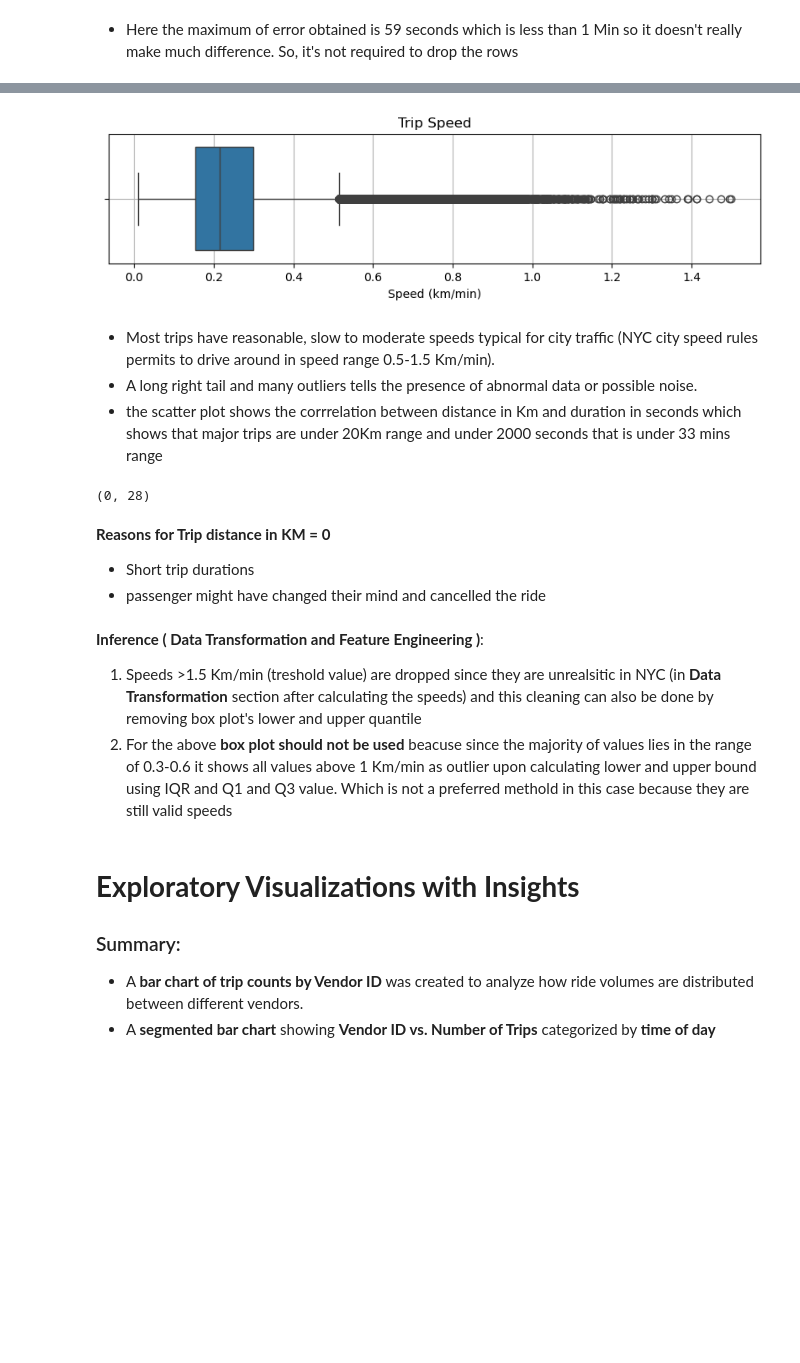
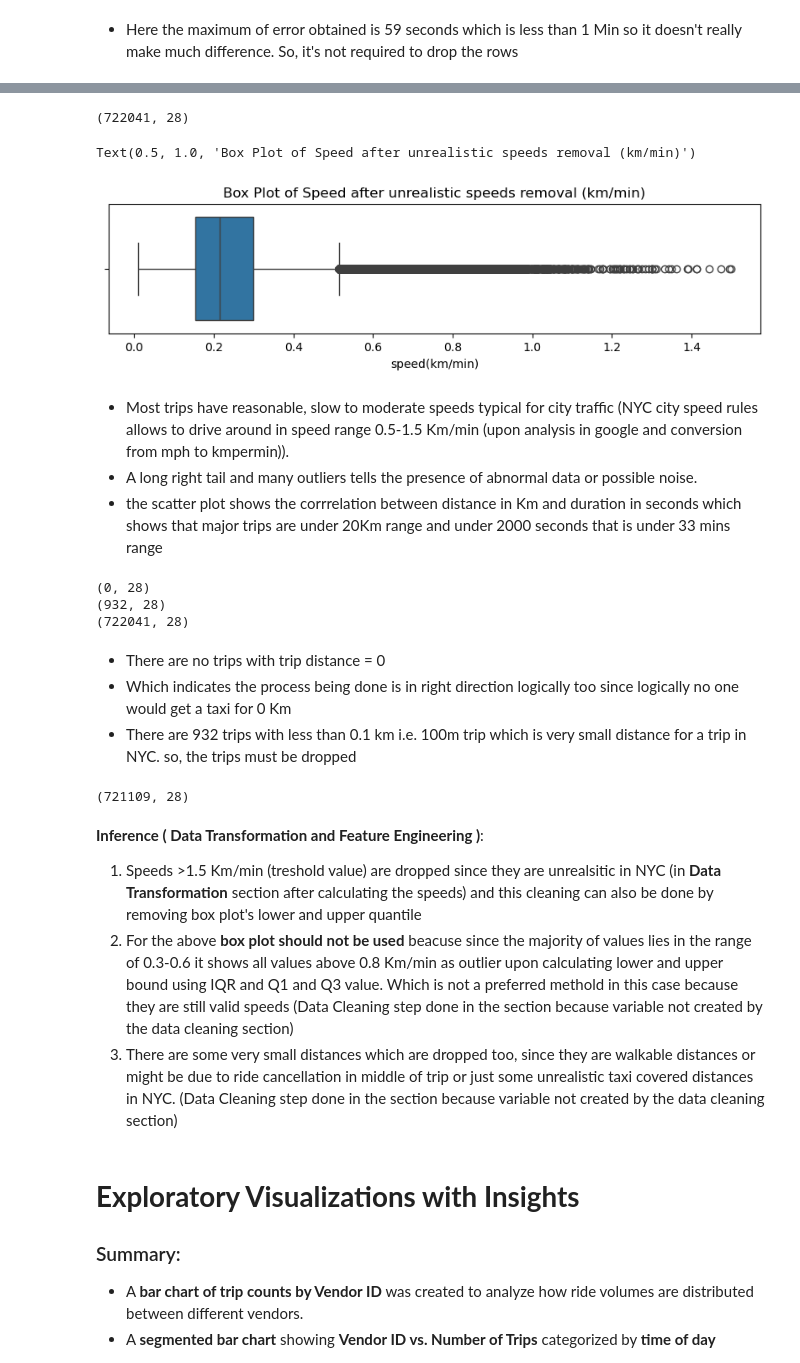
Before and after one commit to akshaygrandhi123/Fractal_EDA_Preboarding, a Jupyter notebook: Grandhi_Akshay_b3.ipynb, the cells around one changed output, grey strips where cells are left out. Cells and saved outputs as stored; diff of their text form; code cells hidden in the pictures; blank space fills up the shorter version.

```diff
--- a/Grandhi_Akshay_b3.ipynb
+++ b/Grandhi_Akshay_b3.ipynb
@@ -442,29 +454,41 @@ df.shape # shape after dropping unrealistic speeds
 # %%
+print(df.shape) # shape after dropping unrealistic speeds
+
 # Box plot of trip speed
 plt.figure(figsize=(10, 2))
-sns.boxplot(x=df['speed(km/min)'])
-plt.title('Trip Speed')
-plt.xlabel('Speed (km/min)')
-plt.grid(True)
-plt.show()
+sns.boxplot(x=df["speed(km/min)"])
+plt.title("Box Plot of Speed after unrealistic speeds removal (km/min)")
 # %% [output]
+(722041, 28)
+Text(0.5, 1.0, 'Box Plot of Speed after unrealistic speeds removal (km/min)')
-[figure, old version]
+[figure, new version]
 # %% [markdown]
-- Most trips have reasonable, slow to moderate speeds typical for city traffic (NYC city speed rules permits to drive around in speed range 0.5-1.5 Km/min).
+- Most trips have reasonable, slow to moderate speeds typical for city traffic (NYC city speed rules allows to drive around in speed range 0.5-1.5 Km/min (upon analysis in google and conversion from mph to kmpermin)).
 - A long right tail and many outliers tells the presence of abnormal data or possible noise.
 - the scatter plot shows the corrrelation between distance in Km and duration in seconds which shows that major trips are under 20Km range and under 2000 seconds that is under 33 mins range
 # %%
-df[df.trip_distance_km == 0].shape #Around 26 rows are having trip distance = 0
+print(df[df.trip_distance_km == 0].shape)
+print(df[df.trip_distance_km <= 0.1].shape)
+print(df.shape) # shape before dropping trip distance less than 0.1 km
 # %% [output]
 (0, 28)
+(932, 28)
+(722041, 28)
 # %% [markdown]
-**Reasons for Trip distance in KM = 0**
-- Short trip durations
-- passenger might have changed their mind and cancelled the ride
+- There are no trips with trip distance = 0
+- Which indicates the process being done is in right direction logically too since logically no one would get a taxi for 0 Km
+- There are 932 trips with less than 0.1 km i.e. 100m trip which is very small distance for a trip in NYC. so, the trips must be dropped
+# %%
+# data cleaning (drop rows with trip distance less than 0.1 km)
+df.drop(df[df.trip_distance_km <= 0.1].index, inplace=True)
+print(df.shape) # shape after dropping trip distance less than 0.1 km for cross checking
+# %% [output]
+(721109, 28)
 # %% [markdown]
 **Inference ( Data Transformation and Feature Engineering )**:
 1. Speeds >1.5 Km/min (treshold value) are dropped since they are unrealsitic in NYC (in **Data Transformation** section after calculating the speeds) and this cleaning can also be done by removing box plot's lower and upper quantile
-2. For the above **box plot should not be used** beacuse since the majority of values lies in the range of 0.3-0.6 it shows all values above 1 Km/min as outlier upon calculating lower and upper bound using IQR and Q1 and Q3 value. Which is not a preferred methold in this case because they are still valid speeds
+2. For the above **box plot should not be used** beacuse since the majority of values lies in the range of 0.3-0.6 it shows all values above 0.8 Km/min as outlier upon calculating lower and upper bound using IQR and Q1 and Q3 value. Which is not a preferred methold in this case because they are still valid speeds (Data Cleaning step done in the section because variable not created by the data cleaning section)
+3. There are some very small distances which are dropped too, since they are walkable distances or might be due to ride cancellation in middle of trip or just some unrealistic taxi covered distances in NYC. (Data Cleaning step done in the section because variable not created by the data cleaning section)
 # %% [markdown]
 <h1 style="text-align:left;"><strong>Exploratory Visualizations with Insights</strong></h1>
 
```
Also changed, not shown: parts of 53 cells of this notebook.
